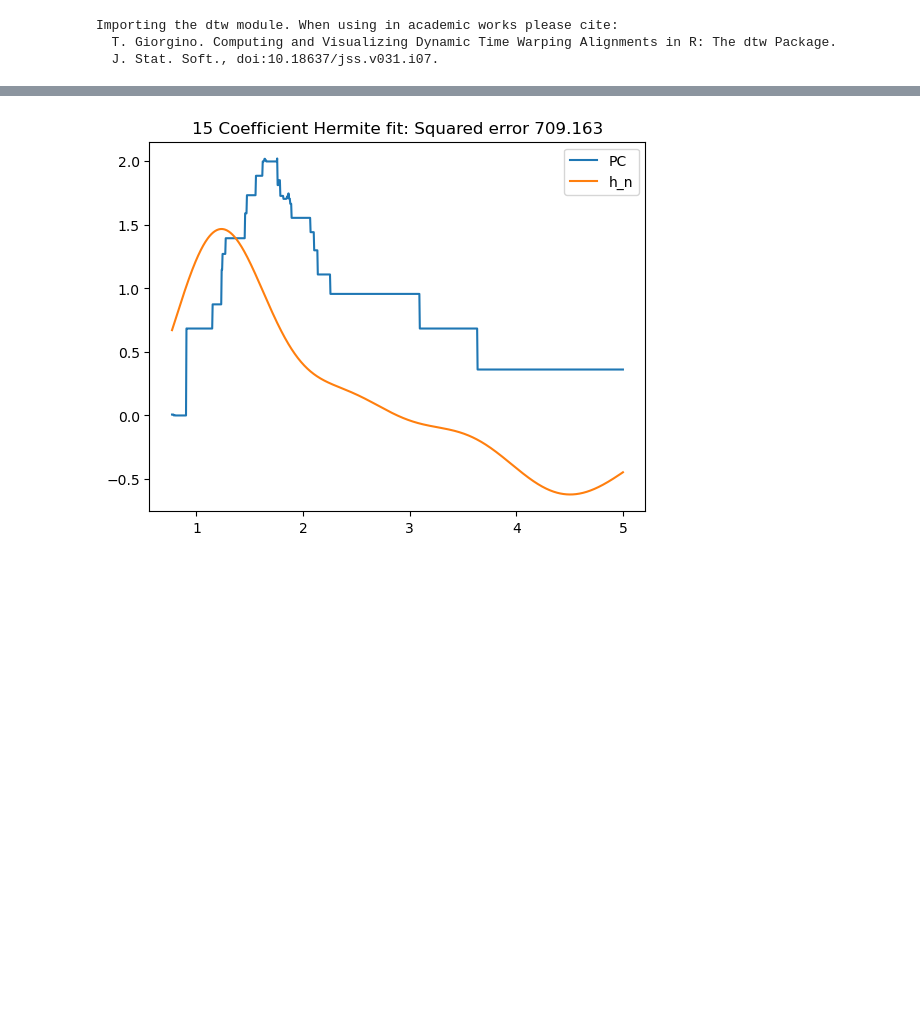
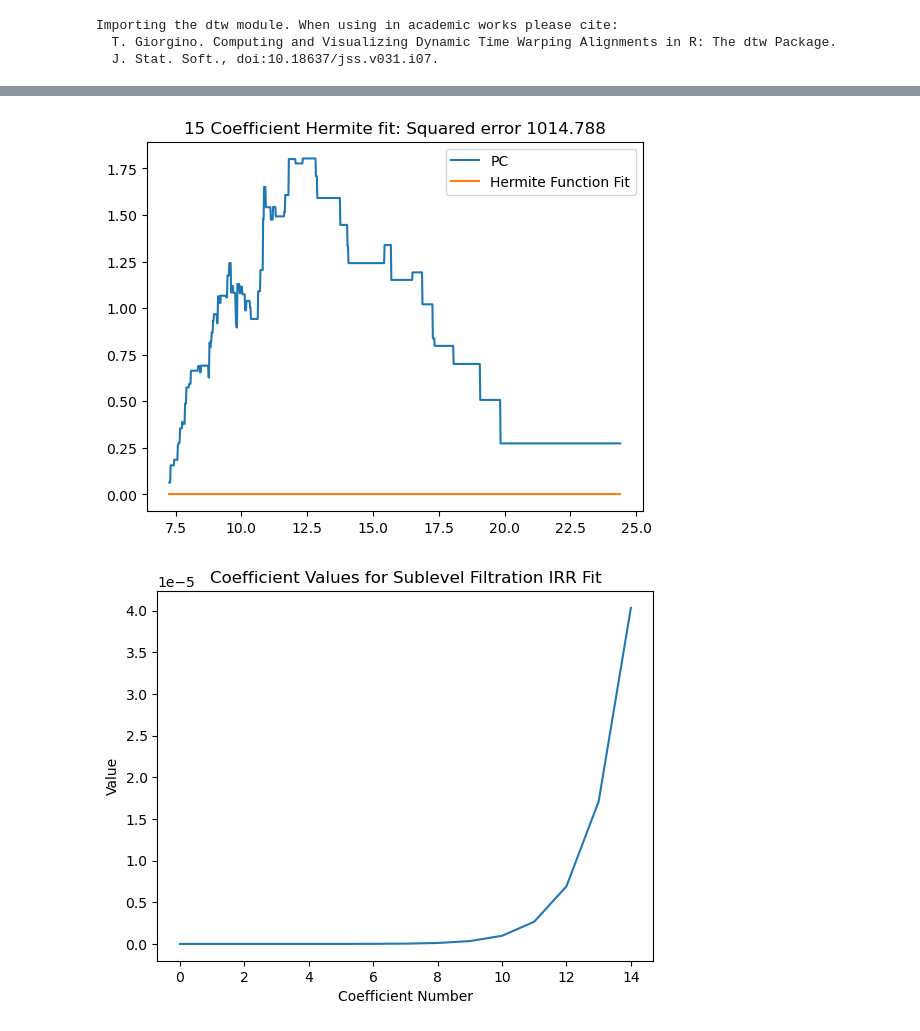
Before and after one commit to shashankmanjunath/tda_sleep_staging, a Jupyter notebook: persistent_curve_approximation.ipynb, the cells around one changed output, grey strips where cells are left out. Cells and saved outputs as stored; diff of their text form; code cells hidden in the pictures; blank space fills up the shorter version.

```diff
--- a/persistent_curve_approximation.ipynb
+++ b/persistent_curve_approximation.ipynb
@@ -26,7 +27,7 @@ Importing the dtw module. When using in academic works please cite:
   T. Giorgino. Computing and Visualizing Dynamic Time Warping Alignments in R: The dtw Package.
   J. Stat. Soft., doi:10.18637/jss.v031.i07.
 # %%
-idx = 25
+idx = 915
 data_dir = "/work/thesathlab/nchsdb/"
 
 pt_ids = []
@@ -38,4 +39,10 @@ pt_id = pt_ids[idx]
 print(pt_id)
 save_dir = "/work/thesathlab/manjunath.sh/tmp"
 loader = dataset.AirflowSignalProcessor(pt_id=pt_id, data_dir="/work/thesathlab/nchsdb/", save_dir=save_dir)
+
+raw_edf = mne.io.read_raw_edf(loader.edf_fname, verbose=False)
+sfreq = raw_edf.info["sfreq"]
+
+target_intervals = loader.find_target_intervals()
+airflow_cache = loader.load_epoch_cache(raw_edf, target_intervals)
 # %% [output]
@@ -43,19 +50,17 @@ loader = dataset.AirflowSignalProcessor(pt_id=pt_id, data_dir="/work/thesathlab/
 # %%
-raw_edf = mne.io.read_raw_edf(loader.edf_fname, verbose=False)
-sfreq = raw_edf.info["sfreq"]
-
-target_intervals = loader.find_target_intervals()
-airflow_cache = loader.load_epoch_cache(raw_edf, target_intervals)
-
 data = []
 dgms_dict = {
     "irr_sublevel": [],
     "airflow_sublevel": [],
     "airflow_rips": [],
 }
+target_count = 24
 count = 0
 
 for idx in tqdm(range(len(airflow_cache)), desc=f"Processing {loader.pt_id}..."):
+    if count < target_count:
+        count += 1
+        continue
     data_arr = airflow_cache.get_epoch_sequence(idx, n_epochs=6)
     sqi = utils.calculate_sqi(data_arr, sfreq)
 
@@ -86,11 +91,11 @@ for idx in tqdm(range(len(airflow_cache)), desc=f"Processing {loader.pt_id}...")
 
     count += 1
 
-    if count > 0:
+    if count >= target_count:
         break
 # %%
-overall_dgms = sublevel_dgms_irr
-target_dgm = overall_dgms[0]
+overall_dgms = rips_dgms_airflow
+target_dgm = overall_dgms[1]
 dgm_clean = target_dgm[~np.isinf(target_dgm).any(1)]
 
 persim.plot_diagrams(overall_dgms)
@@ -100,31 +105,44 @@ plt.show()
 # %%
 n_coef = 15
 # dgm_clean_t = dgm_clean
 # dgm_clean_t = dgm_clean - dgm_clean.mean()
-dgm_clean_t = dgm_clean * (5 / np.abs(dgm_clean).max())
+# dgm_clean_t = dgm_clean_t * (5 / np.abs(dgm_clean_t).max())
+
+# dgm_clean_t = (dgm_clean - dgm_clean.mean()) * (5 / np.abs(dgm_clean).max())
+# dgm_clean_t = dgm_clean - dgm_clean.mean()
+dgm_clean_t = dgm_clean * dataset.hepc_scale["rips_airflow_h1"]
 psi_dgms = tda_utils.psi(dgm_clean_t)
 x = np.linspace(dgm_clean_t.min(), dgm_clean_t.max(), 1000)
 y = np.zeros(x.shape)
 
 for idx, (b, d) in enumerate(dgm_clean_t):
     arr_idx = (x >= b) & (x <= d)
     y[arr_idx] += psi_dgms[idx]
 
 coefs = tda_utils.hepc(dgm_clean_t, n_coef=n_coef)
 
 y_pred = np.zeros(y.shape)
 for n, coef in enumerate(coefs):
     hn = hermite_functions(n, x, all_n=False)
     y_pred += coef * hn
 
 plt.figure()
 plt.plot(x, y, label="PC")
-plt.plot(x, y_pred, label="h_n")
+plt.plot(x, y_pred, label="Hermite Function Fit")
 plt.legend()
+
 
 res_h_n = (y_pred - y) ** 2
 plt.title(f"{n_coef} Coefficient Hermite fit: Squared error {res_h_n.sum():.3f}")
+
+plt.figure()
+plt.plot(coefs)
+plt.xlabel("Coefficient Number")
+plt.ylabel("Value")
+plt.title("Coefficient Values for Sublevel Filtration IRR Fit")
+
 plt.show()
 # %% [output]
-[figure, old version]
+[figure, new version]
+[figure, added]
 # %%
```
Also changed, not shown: parts of 17 cells of this notebook, 12 other files.
